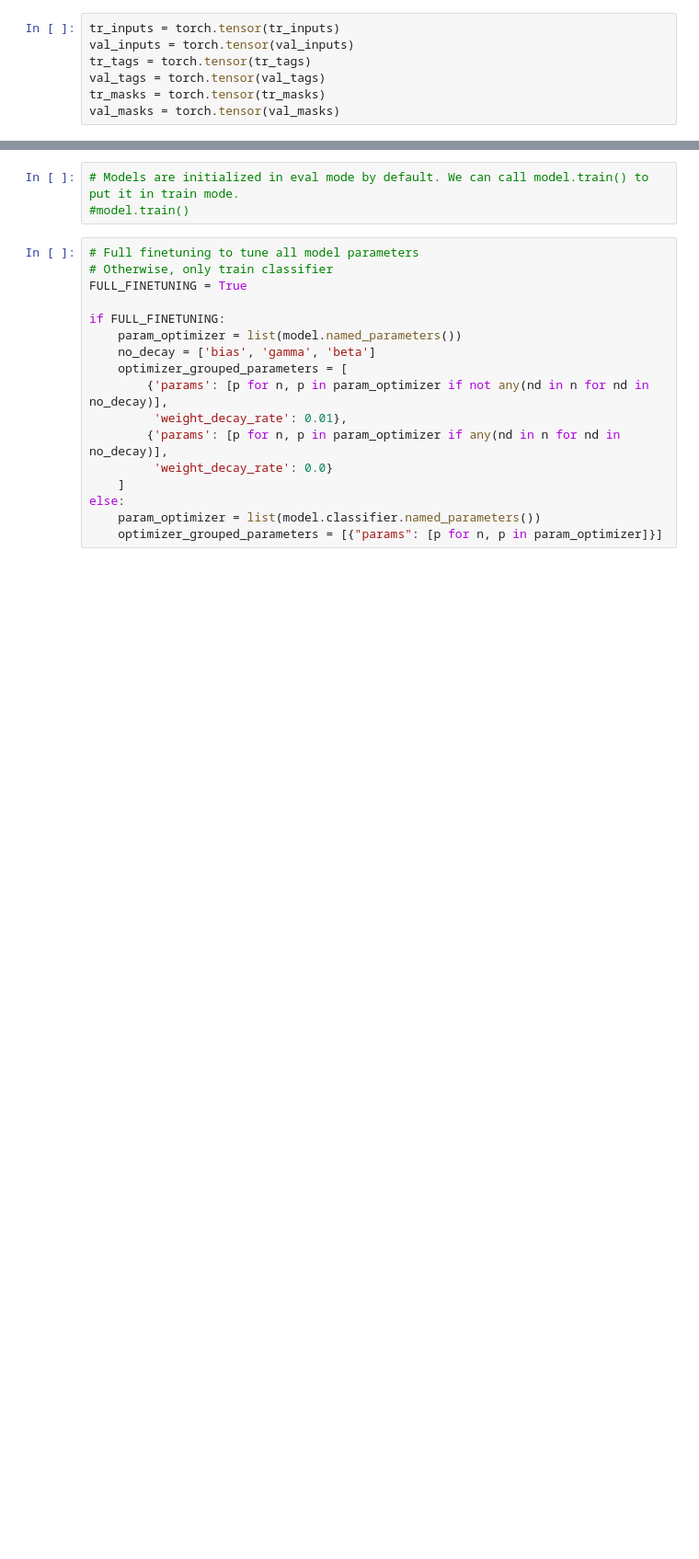
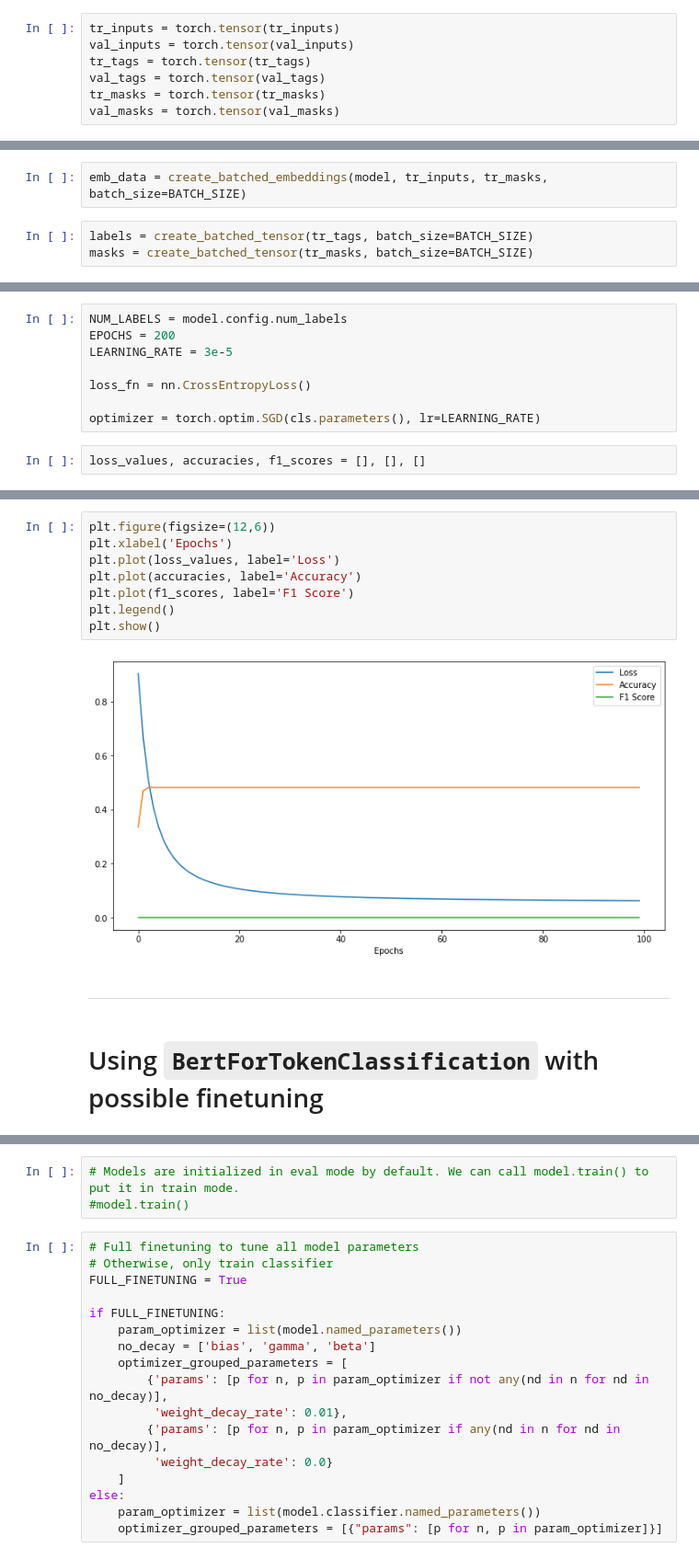
Before and after one commit to verrannt/show-us-the-data, a Jupyter notebook: src/notebooks/BertTest.ipynb, the cells around one changed output, grey strips where cells are left out. Shown at 92% size. Cells and saved outputs as stored; diff of their text form; blank space fills up the shorter version.

Commit message:
implement classifier to train on embeddings

```diff
--- a/src/notebooks/BertTest.ipynb
+++ b/src/notebooks/BertTest.ipynb
@@ -77,0 +149,5 @@ valid_dataloader = DataLoader(valid_data, sampler=valid_sampler, batch_size=BATC
+# %%
+emb_data = create_batched_embeddings(model, tr_inputs, tr_masks, batch_size=BATCH_SIZE)
+# %%
+labels = create_batched_tensor(tr_tags, batch_size=BATCH_SIZE)
+masks = create_batched_tensor(tr_masks, batch_size=BATCH_SIZE)
@@ -77,0 +158,10 @@ valid_dataloader = DataLoader(valid_data, sampler=valid_sampler, batch_size=BATC
+# %%
+NUM_LABELS = model.config.num_labels
+EPOCHS = 200
+LEARNING_RATE = 3e-5
+
+loss_fn = nn.CrossEntropyLoss()
+
+optimizer = torch.optim.SGD(cls.parameters(), lr=LEARNING_RATE)
+# %%
+loss_values, accuracies, f1_scores = [], [], []
@@ -78,3 +241,17 @@ valid_dataloader = DataLoader(valid_data, sampler=valid_sampler, batch_size=BATC
+# %%
+plt.figure(figsize=(12,6))
+plt.xlabel('Epochs')
+plt.plot(loss_values, label='Loss')
+plt.plot(accuracies, label='Accuracy')
+plt.plot(f1_scores, label='F1 Score')
+plt.legend()
+plt.show()
+# %% [output]
+[figure, added]
+# %% [markdown]
+---
+# %% [markdown]
+# Using `BertForTokenClassification` with possible finetuning
 # %%
 model = BertForTokenClassification.from_pretrained(
     'bert-base-cased',
```
Also changed, not shown: parts of 12 cells of this notebook.
